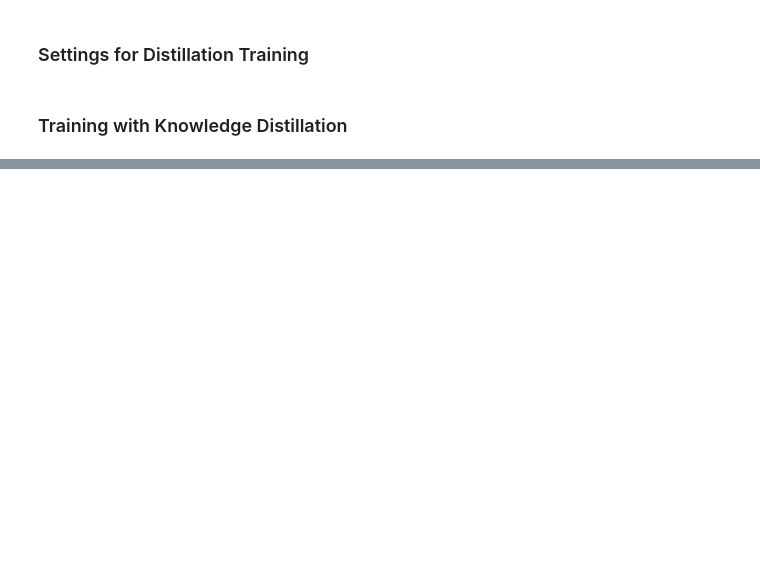
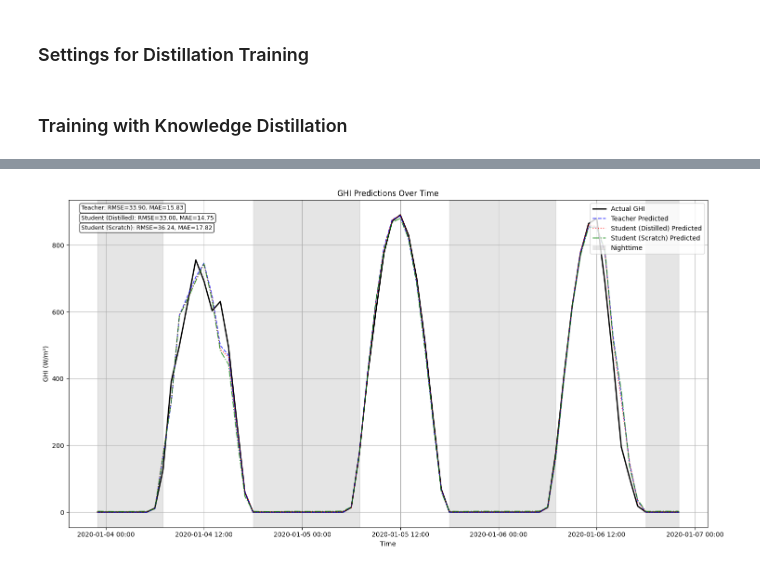
Before and after one commit to Tin-Hoang/EEEM073-Solar-Radiation, a Jupyter notebook: 5_model_compression.ipynb, the cells around one changed output, grey strips where cells are left out. Cells and saved outputs as stored; diff of their text form; code cells hidden in the pictures; blank space fills up the shorter version.

```diff
--- a/5_model_compression.ipynb
+++ b/5_model_compression.ipynb
@@ -43,7 +43,7 @@ from utils.model_utils import load_model, save_model, print_model_info
 from utils.data_persistence import load_scalers
 from utils.plot_utils import plot_predictions_over_time
 from utils.timeseriesdataset import TimeSeriesDataset
-from utils.training_utils import evaluate_model
+from utils.training_utils import evaluate_model, evaluate_inference_time
 from utils.wandb_utils import track_experiment, is_wandb_enabled
 
 # For reproducibility
@@ -56,16 +56,14 @@ if torch.cuda.is_available():
 device = torch.device('cuda' if torch.cuda.is_available() else 'cpu')
 print(f"Using device: {device}")
 
-# Model efficiency experiment configuration
+# Choose the model checkpoint from the previous experiment
+PRETRAINED_MODEL_PATH = "checkpoints/Transformer_best_20250507_184033.pt"
 
 # Data settings
 TRAIN_PREPROCESSED_DATA_PATH = "data/processed/train_normalized_20250430_145157.h5"
 VAL_PREPROCESSED_DATA_PATH = "data/processed/val_normalized_20250430_145205.h5"
 TEST_PREPROCESSED_DATA_PATH = "data/processed/test_normalized_20250430_145205.h5"
 SCALER_PATH = "data/processed/scalers_20250430_145206.pkl"
-# Choose the model checkpoint from the previous experiment
-# You can choose other model checkpoints as well, here we pick Transformer as an example
-PRETRAINED_MODEL_PATH = "checkpoints/Transformer_best_20250506_213328.pt"
 
 # Dataset settings
 LOOKBACK = 24
@@ -1103,11 +1506,12 @@ fig = compare_models(model_metrics, dataset_name='Test')
 # %%
 
-# Plot time series predictions for advanced models
+# Plot time series predictions for all models
 _ = plot_predictions_over_time(
-    models=[original_model, student_model],
-    model_names=['Teacher', 'Student'],
+    models=[original_model, student_model, student_scratch_model],
+    model_names=['Teacher', 'Student (Distilled)', 'Student (Scratch)'],
     data_loader=test_loader,
     target_scaler=target_scaler,
     num_samples=72,
     start_idx=40
 )
+# %% [output]
@@ -1113,0 +1519 @@ _ = plot_predictions_over_time(
+[figure, added]
```
Also changed, not shown: parts of 22 cells of this notebook, 1 other file.
